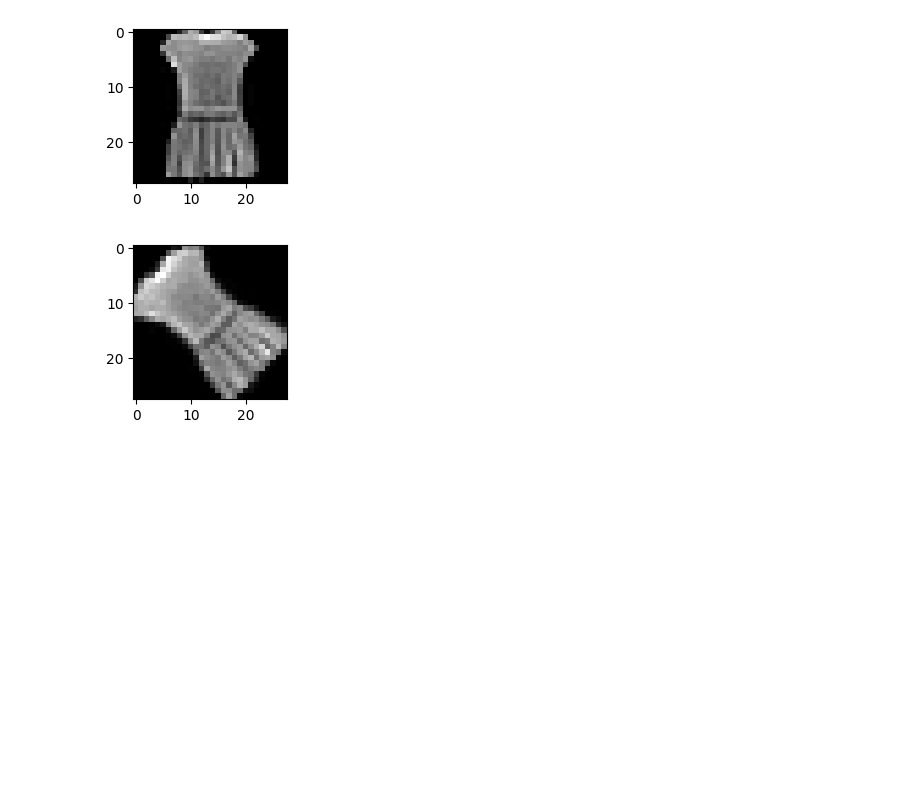
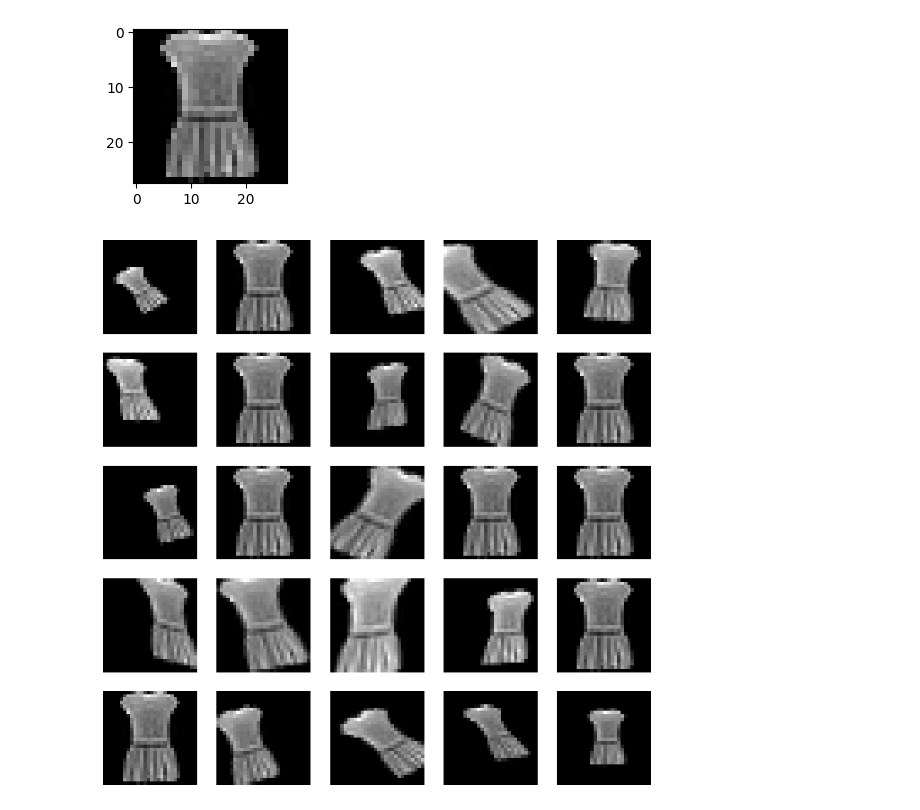
Before and after one commit to AniTho/Computer_Vision_DL, a Jupyter notebook: Day_05 (CNN based Neural Network).ipynb, the cells around one changed output. Drawn from its saved outputs; the diff is of its cells as text; code cells hidden in the pictures; blank space fills up the shorter version.

Commit message:
Added some augmentations visualization
Added affine transformation visualization and also horizontal flip
augmentation in Day_05 notebook

```diff
--- a/Day_05 (CNN based Neural Network).ipynb
+++ b/Day_05 (CNN based Neural Network).ipynb
@@ -248,14 +266,19 @@ plt.figure(figsize = (2,2))
 plt.imshow(img, cmap = 'gray');
 # %% [output]
 [figure]
-# %%
-# Rotation
-angle = torch.Tensor([45.])
-img_with_batch = img[None, None, :, :].to(torch.float32) # Input should be of form BxCxHxW
-rotated = transforms.rotate(img_with_batch, angle)
-plt.figure(figsize = (2,2))
-plt.imshow(rotated[0][0], cmap = 'gray');
-# %% [output]
-[figure, removed]
 # %%
-# Translation
+# Affine Augmentation (include scaling, rotation, translation, shear)
+deg_rot = 30 # (Randomly Sampled -30 <= degree <= 30)
+translate = (0.2, 0.1) # (horizontal translation (in % of total image), vertical translation(in % of total image))
+scale = (0.4,1.2) # 0.4 <= scale < 1.2 ((Randomly Sampled))
+shear = 30 # Range of degree for shearing -30 <= shear <= 30
+p = 0.7
+rot_aug = augmentations.RandomAffine(deg_rot, translate, scale = scale, shear = shear, p = p)
+img_channel = img[None].to(torch.float32)
+fig, axes = plt.subplots(nrows=5, ncols = 5, figsize = (10,10))
+for i in range(25):
+    transformed = rot_aug(img_channel)[0][0]  # Output is BxCxHxW
+    axes[i//5, i%5].imshow(transformed, cmap = 'gray')
+    axes[i//5, i%5].axis('off')
+# %% [output]
+[figure, added]
```
Also changed, not shown: parts of 9 cells of this notebook.
